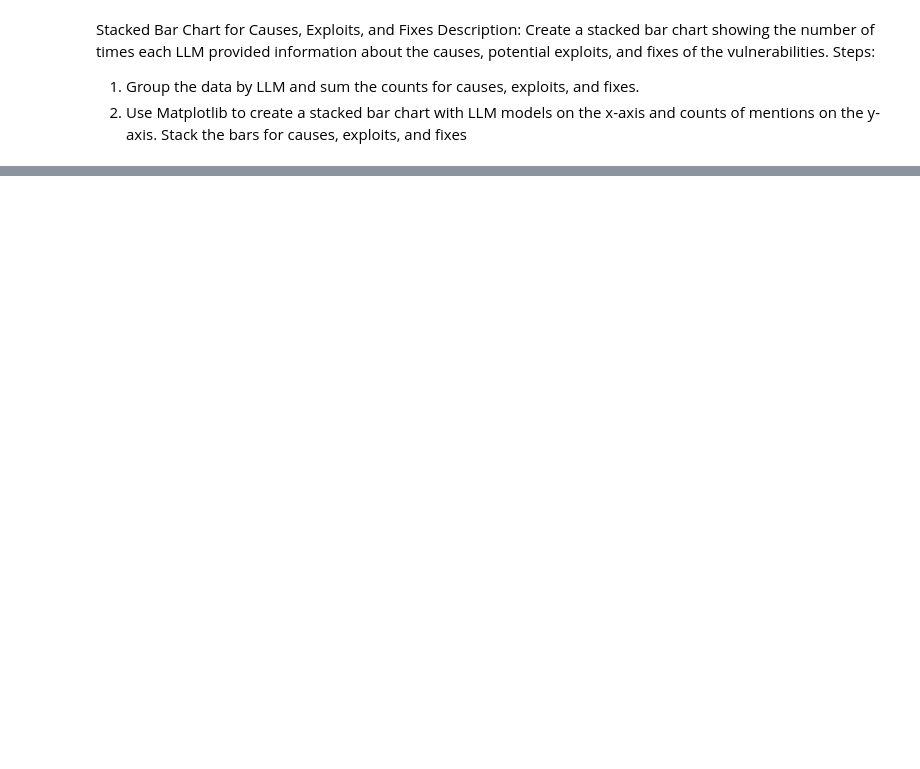
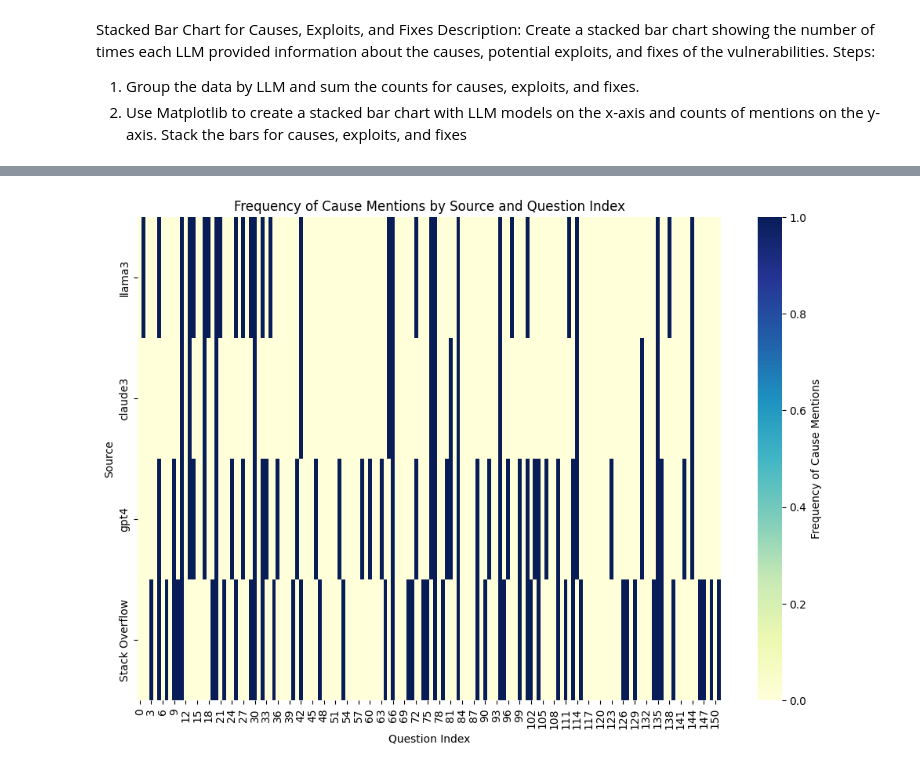
Before and after one commit to BinhL3/visualizations_rq2_analysis, a Jupyter notebook: visualizations.ipynb, the cells around one changed output, grey strips where cells are left out. Drawn from its saved outputs; the diff is of its cells as text; code cells hidden in the pictures; blank space fills up the shorter version.

```diff
--- a/visualizations.ipynb
+++ b/visualizations.ipynb
@@ -75,0 +177,18 @@ plt.show()
+# %%
+import pandas as pd
+import seaborn as sns
+import matplotlib.pyplot as plt
+
+heatmap_data = df[['llama3_causes', 'claude3_causes', 'gpt4_causes', 'causes']]
+heatmap_data.index = df.index
+
+heatmap_data.columns = ['llama3', 'claude3', 'gpt4', 'Stack Overflow']
+
+plt.figure(figsize=(12, 8))
+sns.heatmap(heatmap_data.T, fmt='d', cmap='YlGnBu', cbar_kws={'label': 'Frequency of Cause Mentions'})
+plt.xlabel('Question Index')
+plt.ylabel('Source')
+plt.title('Frequency of Cause Mentions by Source and Question Index')
+plt.show()
+# %% [output]
+[figure, added]
```
Also changed, not shown: parts of 9 cells of this notebook, 1 other file.
